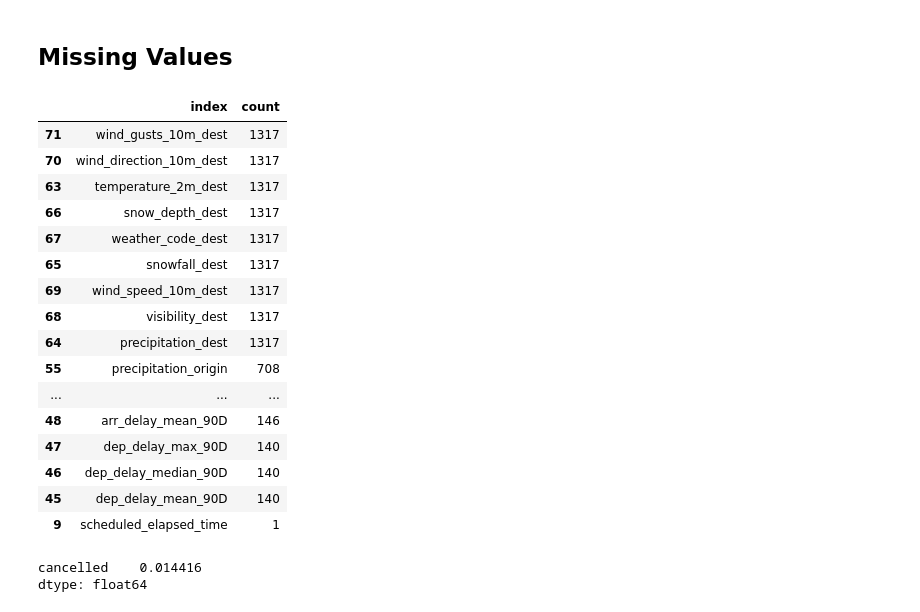
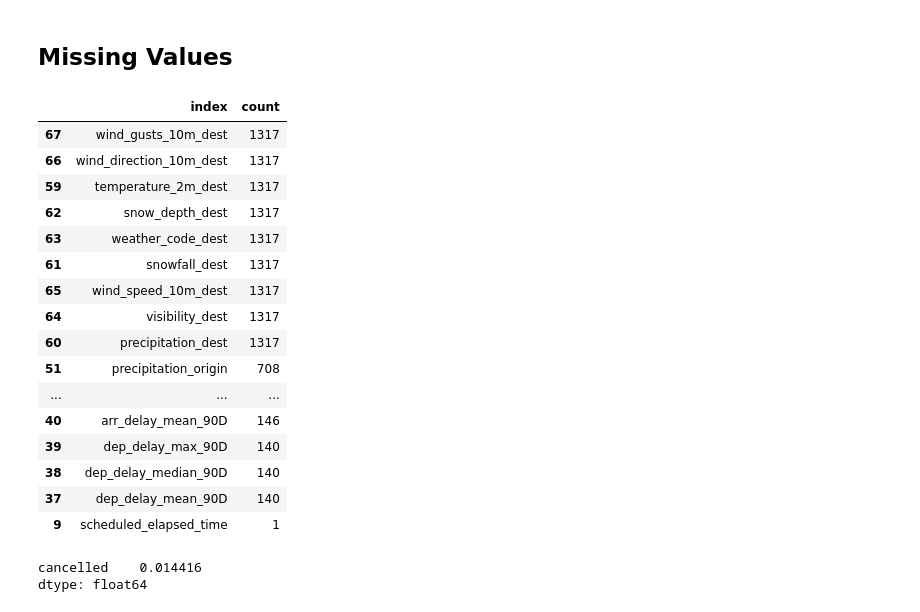
Before and after one commit to dezertdweller/flight-cancellations, a Jupyter notebook: notebooks/preprocessing.ipynb, the cells around one changed output. Cells and saved outputs as stored; diff of their text form; code cells hidden in the pictures.

```diff
--- a/notebooks/preprocessing.ipynb
+++ b/notebooks/preprocessing.ipynb
@@ -21,5 +21,5 @@ from config.config import DATA_PATH
 # %%
 pd.set_option('display.max_columns', None)
 
-flights = pd.read_csv(DATA_PATH + '/preprocessed/airline_performance.csv', parse_dates=['scheduled_departure_datetime', 'scheduled_arrival_datetime', 'scheduled_departure_datetime_utc', 'scheduled_arrival_datetime_utc'])
+df = pd.read_csv(DATA_PATH + '/preprocessed/airline_performance.csv', parse_dates=['scheduled_departure_datetime', 'scheduled_arrival_datetime', 'scheduled_departure_datetime_utc', 'scheduled_arrival_datetime_utc'])
 # %%
@@ -78,24 +140,24 @@ flights = flights.drop(columns=cols_to_drop)
 # %% [markdown]
 ## Missing Values
 # %%
-missing_values = flights.isna().sum().reset_index(name='count')
+missing_values = flights_top20.isna().sum().reset_index(name='count')
 missing_values[missing_values['count'] > 0].sort_values('count', ascending=False).head(60)
 # %% [output]
 |  | index | count |
-| 71 | wind_gusts_10m_dest | 1317 |
-| 70 | wind_direction_10m_dest | 1317 |
-| 63 | temperature_2m_dest | 1317 |
-| 66 | snow_depth_dest | 1317 |
-| 67 | weather_code_dest | 1317 |
-| 65 | snowfall_dest | 1317 |
-| 69 | wind_speed_10m_dest | 1317 |
-| 68 | visibility_dest | 1317 |
-| 64 | precipitation_dest | 1317 |
-| 55 | precipitation_origin | 708 |
+| 67 | wind_gusts_10m_dest | 1317 |
+| 66 | wind_direction_10m_dest | 1317 |
+| 59 | temperature_2m_dest | 1317 |
+| 62 | snow_depth_dest | 1317 |
+| 63 | weather_code_dest | 1317 |
+| 61 | snowfall_dest | 1317 |
+| 65 | wind_speed_10m_dest | 1317 |
+| 64 | visibility_dest | 1317 |
+| 60 | precipitation_dest | 1317 |
+| 51 | precipitation_origin | 708 |
 | ... | ... | ... |
-| 48 | arr_delay_mean_90D | 146 |
-| 47 | dep_delay_max_90D | 140 |
-| 46 | dep_delay_median_90D | 140 |
-| 45 | dep_delay_mean_90D | 140 |
+| 40 | arr_delay_mean_90D | 146 |
+| 39 | dep_delay_max_90D | 140 |
+| 38 | dep_delay_median_90D | 140 |
+| 37 | dep_delay_mean_90D | 140 |
 | 9 | scheduled_elapsed_time | 1 |
 # %%
```
Also changed, not shown: parts of 53 cells of this notebook, 1 other file.
